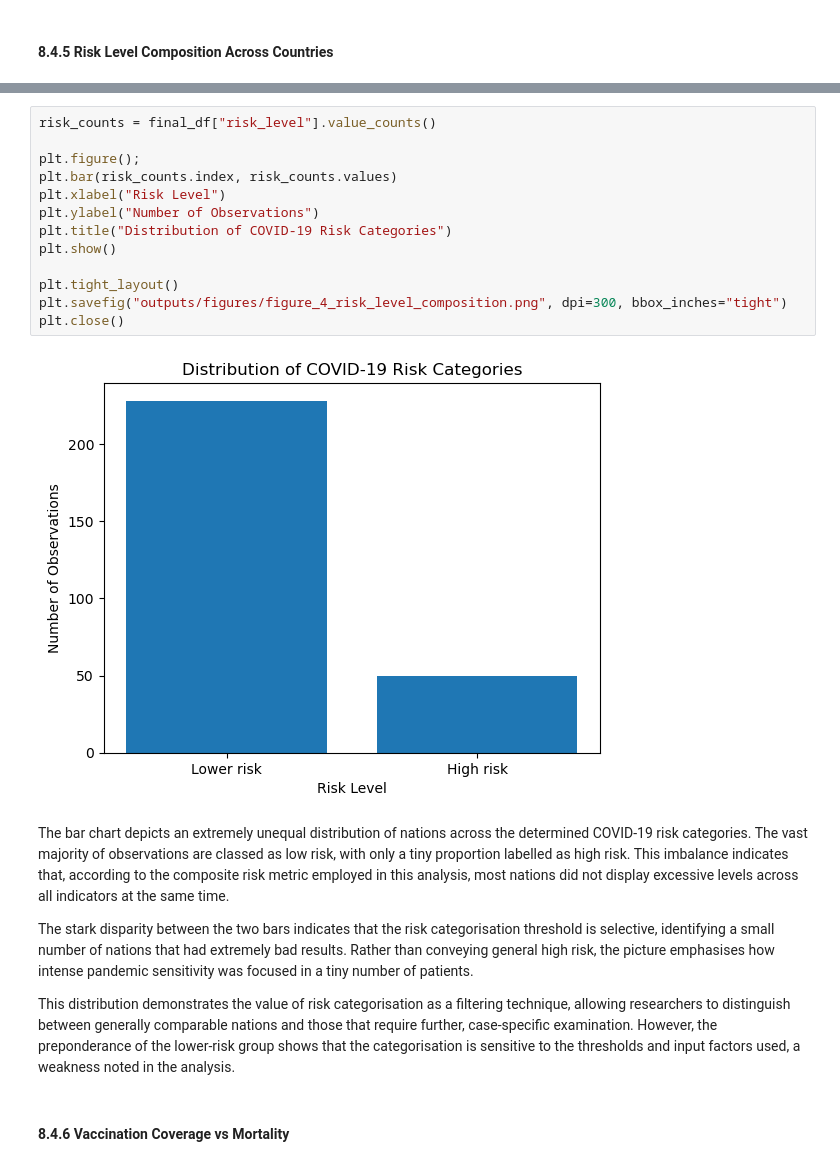
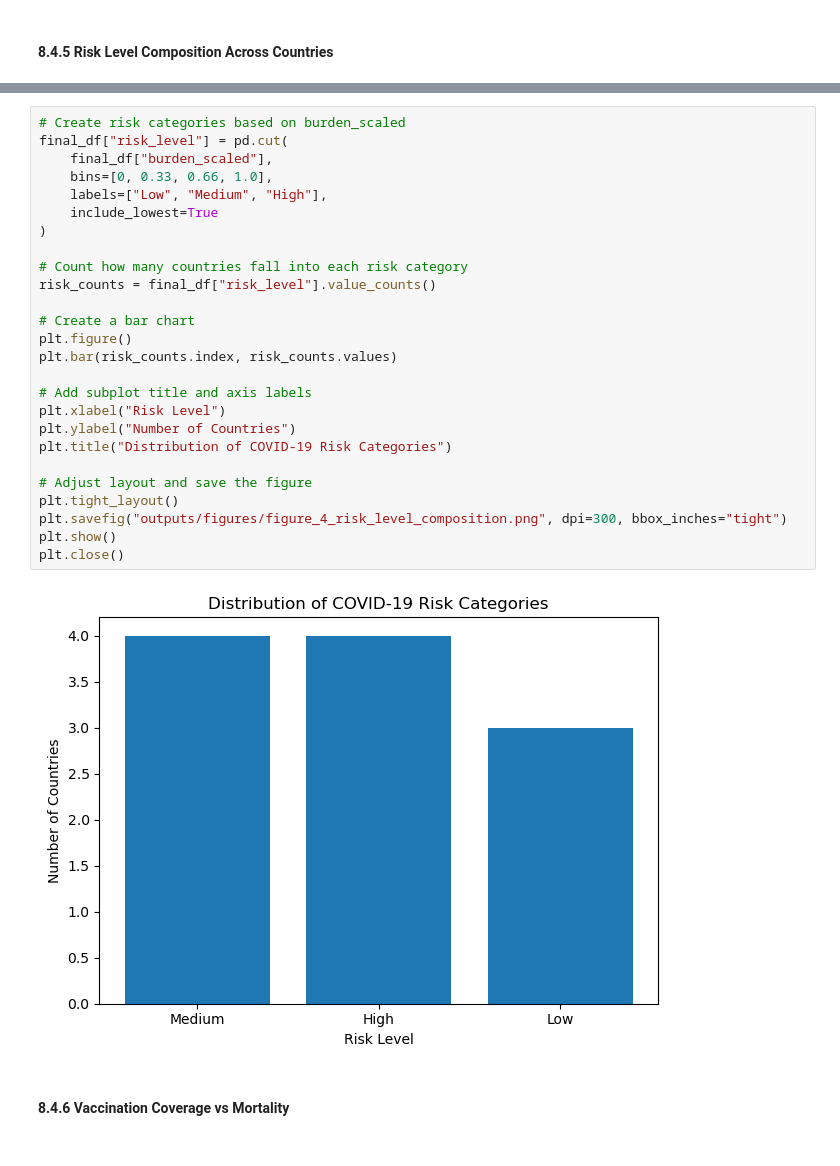
Before and after one commit to malavikakhaitan23/MN5813-Individual-Analytics-Report, a Jupyter notebook: Template.ipynb, the cells around one changed output, grey strips where cells are left out. Cells and saved outputs as stored; diff of their text form.

```diff
--- a/Template.ipynb
+++ b/Template.ipynb
@@ -826,23 +1065,30 @@ From an analytical standpoint, this distributional understanding underpins furth
 # %%
+# Create risk categories based on burden_scaled
+final_df["risk_level"] = pd.cut(
+    final_df["burden_scaled"],
+    bins=[0, 0.33, 0.66, 1.0],
+    labels=["Low", "Medium", "High"],
+    include_lowest=True
+)
+
+# Count how many countries fall into each risk category
 risk_counts = final_df["risk_level"].value_counts()
 
-plt.figure();
+# Create a bar chart
+plt.figure()
 plt.bar(risk_counts.index, risk_counts.values)
+
+# Add subplot title and axis labels
 plt.xlabel("Risk Level")
-plt.ylabel("Number of Observations")
+plt.ylabel("Number of Countries")
 plt.title("Distribution of COVID-19 Risk Categories")
-plt.show()
 
+# Adjust layout and save the figure
 plt.tight_layout()
 plt.savefig("outputs/figures/figure_4_risk_level_composition.png", dpi=300, bbox_inches="tight")
+plt.show()
 plt.close()
 # %% [output]
-[figure, old version]
+[figure, new version]
-# %% [markdown]
-The bar chart depicts an extremely unequal distribution of nations across the determined COVID-19 risk categories. The vast majority of observations are classed as low risk, with only a tiny proportion labelled as high risk. This imbalance indicates that, according to the composite risk metric employed in this analysis, most nations did not display excessive levels across all indicators at the same time.
-
-The stark disparity between the two bars indicates that the risk categorisation threshold is selective, identifying a small number of nations that had extremely bad results. Rather than conveying general high risk, the picture emphasises how intense pandemic sensitivity was focused in a tiny number of patients.
-
-This distribution demonstrates the value of risk categorisation as a filtering technique, allowing researchers to distinguish between generally comparable nations and those that require further, case-specific examination. However, the preponderance of the lower-risk group shows that the categorisation is sensitive to the thresholds and input factors used, a weakness noted in the analysis.
 # %% [markdown]
 #### 8.4.6 Vaccination Coverage vs Mortality
```
Also changed, not shown: parts of 138 cells of this notebook, 1 other file.
